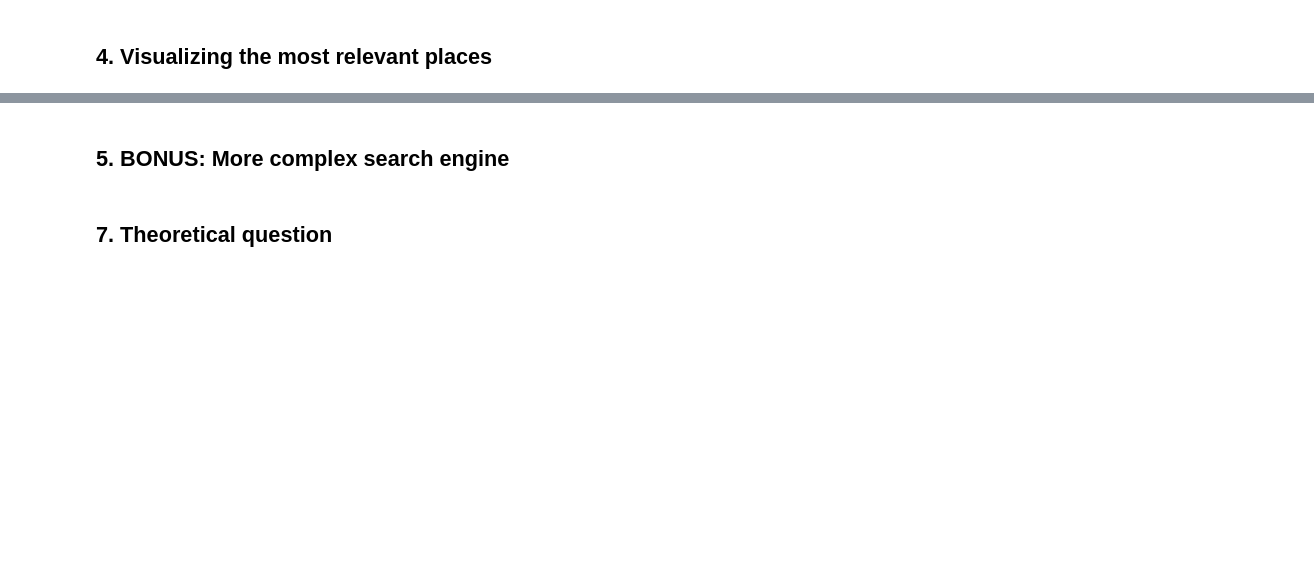
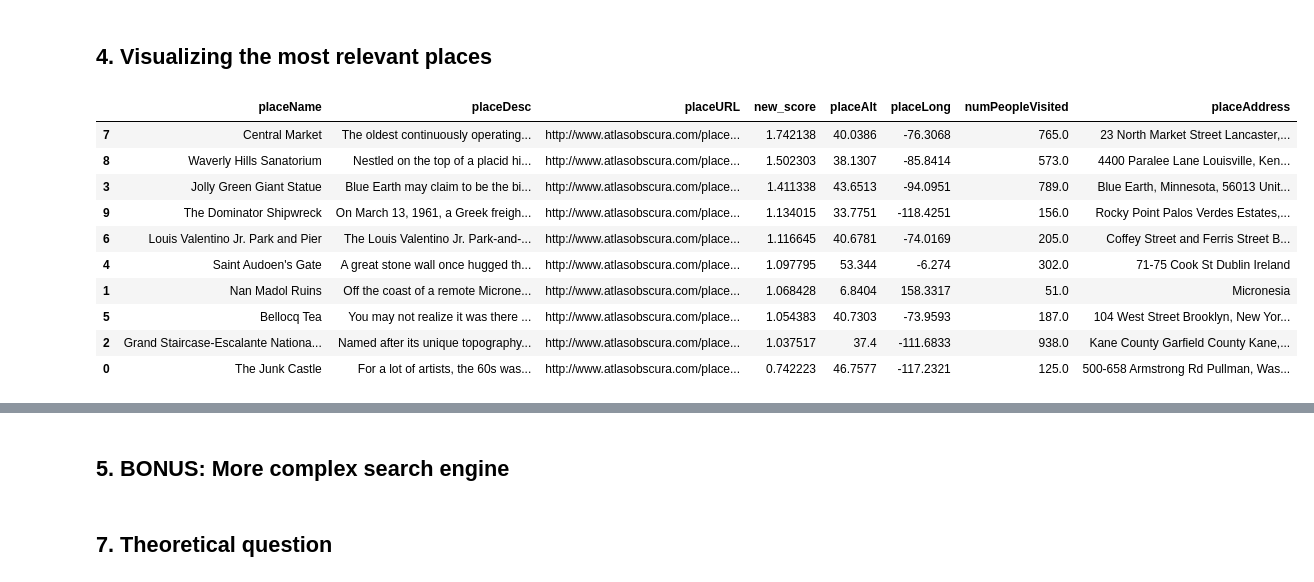
Before and after one commit to albachiarabellaroba/HW3---Group-16, a Jupyter notebook: main.ipynb, the cells around one changed output, grey strips where cells are left out. Saved outputs shown, nothing was run; the diff lists cells and outputs as text; code cells hidden in the pictures; blank space fills up the shorter version.

```diff
--- a/main.ipynb
+++ b/main.ipynb
@@ -812,4 +777,46 @@ results
 ## 4. Visualizing the most relevant places
 # %%
 import plotly.express as px
+# %%
+def searchEngine_tovisualize(query, citta, k):
+  out=Classifica2(query, citta, k)
+
+  col = ['placeName', 'placeDesc', 'placeURL', 'new_score','placeAlt','placeLong', 'numPeopleVisited','placeAddress']
+  df = pd.DataFrame(columns=col)
+
+  i=0
+  for cos, ind in out:
+    df.at[i, 'placeName'] = visual.placeName[ind]
+    df.at[i, 'placeDesc'] = visual.placeDesc[ind]
+    df.at[i, 'placeURL'] = visual.placeURL[ind]
+    df.at[i, 'new_score'] = cos
+    df.at[i, 'placeAlt'] = visual.placeAlt[ind]
+    df.at[i, 'placeLong'] = visual.placeLong[ind]
+    df.at[i, 'placeLong'] = visual.placeLong[ind]
+    df.at[i, 'numPeopleVisited'] = visual.numPeopleVisited[ind]
+    df.at[i, 'placeAddress'] = visual.placeAddress[ind]
+
+    i+=1
+
+  finito = df.sort_values(by=['new_score'], ascending=False)
+
+  return finito
+# %%
+frase='bar pub'
+citta='new york'
+
+results_tovisualize = searchEngine_tovisualize(frase, citta, 10)
+results_tovisualize
+# %% [output]
+|  | placeName | placeDesc | placeURL | new_score | placeAlt | placeLong | numPeopleVisited | placeAddress |
+| 7 | Central Market | The oldest continuously operating... | http://www.atlasobscura.com/place... | 1.742138 | 40.0386 | -76.3068 | 765.0 | 23 North Market Street Lancaster,... |
+| 8 | Waverly Hills Sanatorium | Nestled on the top of a placid hi... | http://www.atlasobscura.com/place... | 1.502303 | 38.1307 | -85.8414 | 573.0 | 4400 Paralee Lane Louisville, Ken... |
+| 3 | Jolly Green Giant Statue | Blue Earth may claim to be the bi... | http://www.atlasobscura.com/place... | 1.411338 | 43.6513 | -94.0951 | 789.0 | Blue Earth, Minnesota, 56013 Unit... |
+| 9 | The Dominator Shipwreck | On March 13, 1961, a Greek freigh... | http://www.atlasobscura.com/place... | 1.134015 | 33.7751 | -118.4251 | 156.0 | Rocky Point Palos Verdes Estates,... |
+| 6 | Louis Valentino Jr. Park and Pier | The Louis Valentino Jr. Park-and-... | http://www.atlasobscura.com/place... | 1.116645 | 40.6781 | -74.0169 | 205.0 | Coffey Street and Ferris Street B... |
+| 4 | Saint Audoen's Gate | A great stone wall once hugged th... | http://www.atlasobscura.com/place... | 1.097795 | 53.344 | -6.274 | 302.0 | 71-75 Cook St Dublin Ireland |
+| 1 | Nan Madol Ruins | Off the coast of a remote Microne... | http://www.atlasobscura.com/place... | 1.068428 | 6.8404 | 158.3317 | 51.0 | Micronesia |
+| 5 | Bellocq Tea | You may not realize it was there ... | http://www.atlasobscura.com/place... | 1.054383 | 40.7303 | -73.9593 | 187.0 | 104 West Street Brooklyn, New Yor... |
+| 2 | Grand Staircase-Escalante Nationa... | Named after its unique topography... | http://www.atlasobscura.com/place... | 1.037517 | 37.4 | -111.6833 | 938.0 | Kane County Garfield County Kane,... |
+| 0 | The Junk Castle | For a lot of artists, the 60s was... | http://www.atlasobscura.com/place... | 0.742223 | 46.7577 | -117.2321 | 125.0 | 500-658 Armstrong Rd Pullman, Was... |
 # %%
```
Also changed, not shown: parts of 27 cells of this notebook.
